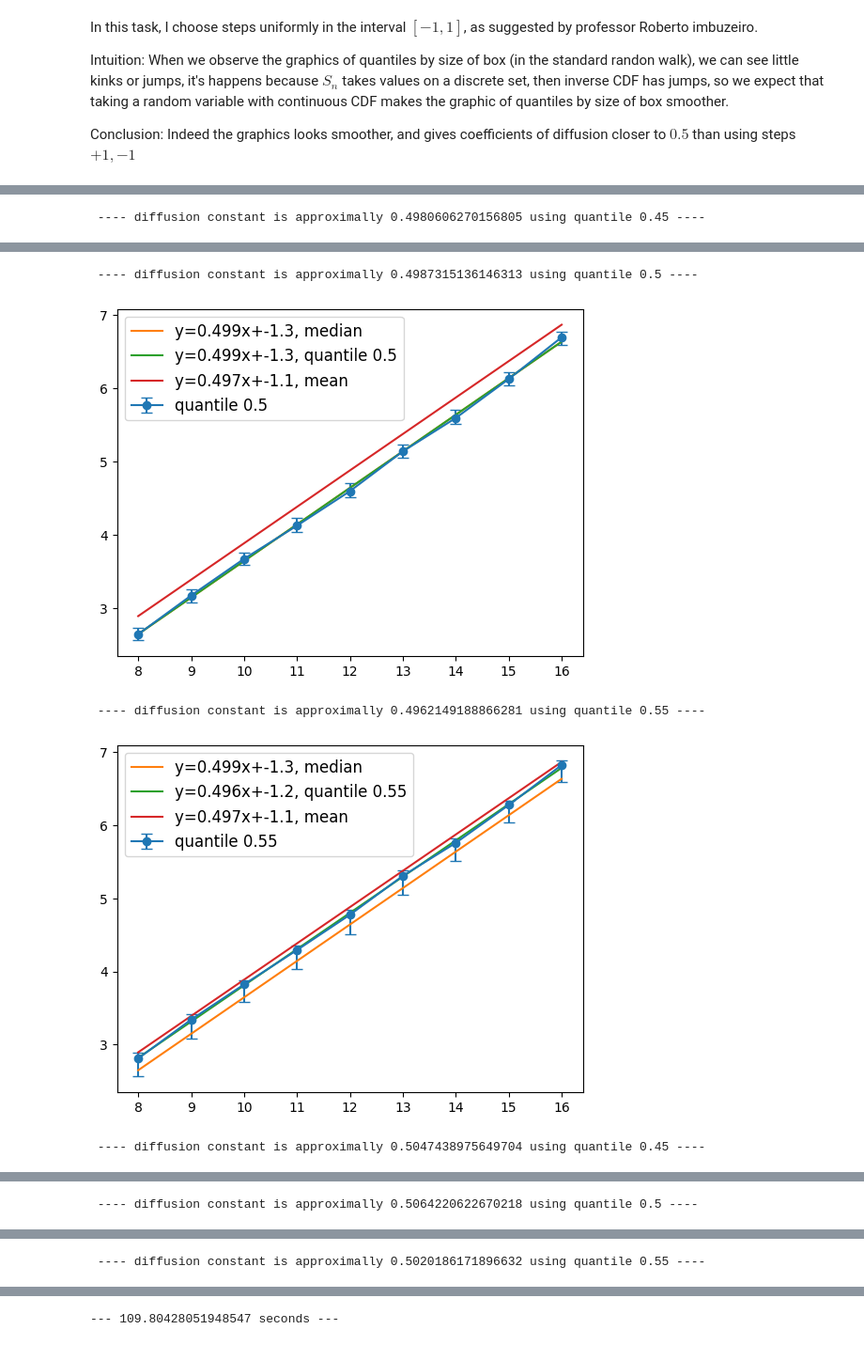
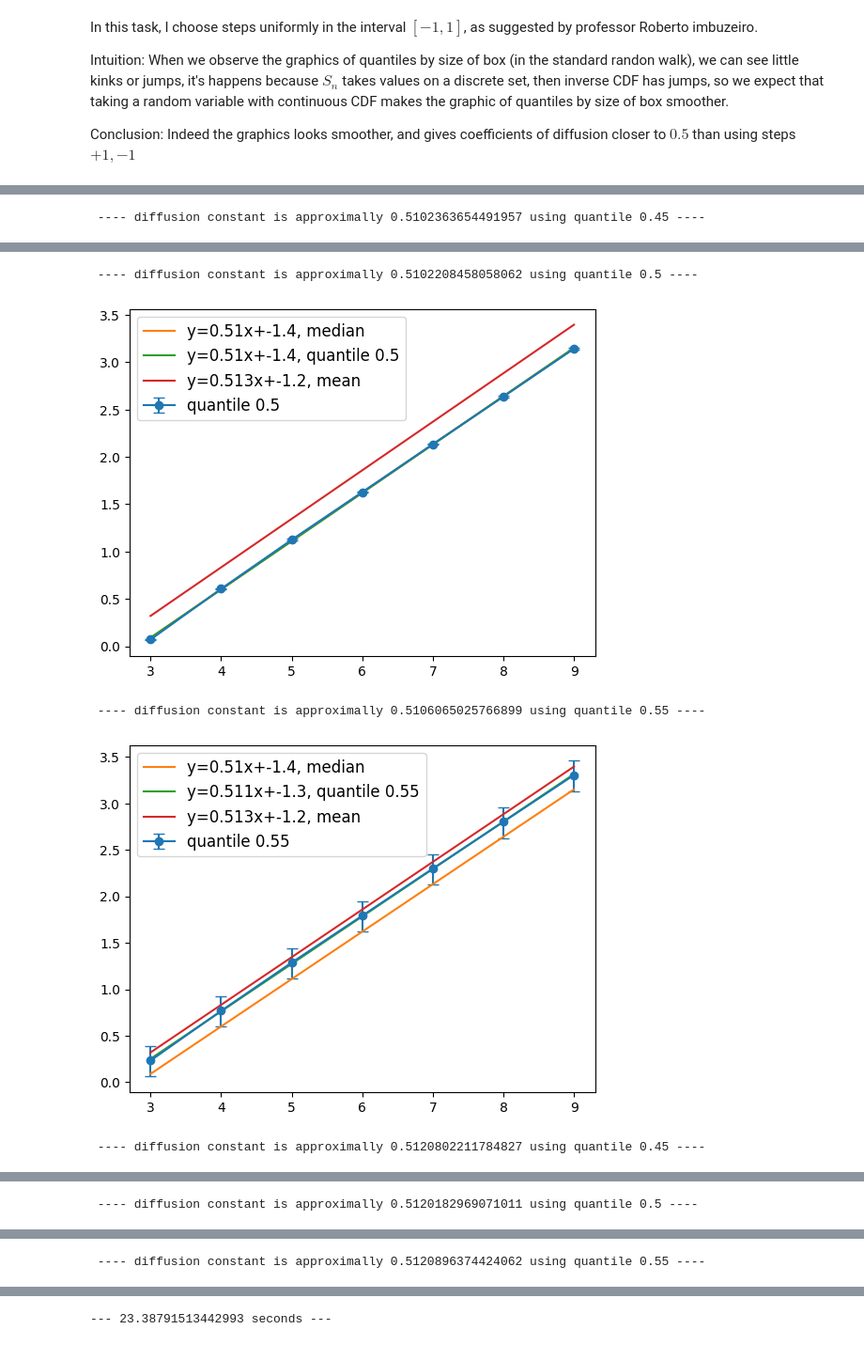
Before and after one commit to IgorSSBarbosa/Random-Walk, a Jupyter notebook: uniform.ipynb, the cells around one changed output, grey strips where cells are left out. Shown at 94% size. Drawn from its saved outputs; the diff is of its cells as text; code cells hidden in the pictures.

```diff
--- a/uniform.ipynb
+++ b/uniform.ipynb
@@ -24,10 +28,10 @@ from random import random
 start_time = time.time()
 
 seed(1998)
-size = 17
-point1 = 8
-point2 = 17
-numbsimul = 3200
+size = 10
+point1 = 3
+point2 = 10
+numbsimul = 320000
 Size = np.linspace(point1,size-1, size-point1)
 Size_2points = np.linspace(point1,point2-1, 2)
 
@@ -115,4 +119,4 @@ linear_regression(0.55, Size_2points, A_twopoints)
 
 print("--- %s seconds ---" % (time.time() - start_time))
 # %% [output]
- ---- diffusion constant is approximally 0.4980606270156805 using quantile 0.45 ----
+ ---- diffusion constant is approximally 0.5102363654491957 using quantile 0.45 ----
@@ -120,5 +124,5 @@ print("--- %s seconds ---" % (time.time() - start_time))
- ---- diffusion constant is approximally 0.4987315136146313 using quantile 0.5 ----
+ ---- diffusion constant is approximally 0.5102208458058062 using quantile 0.5 ----
-[figure, old version]
+[figure, new version]
- ---- diffusion constant is approximally 0.4962149188866281 using quantile 0.55 ----
+ ---- diffusion constant is approximally 0.5106065025766899 using quantile 0.55 ----
-[figure, old version]
+[figure, new version]
- ---- diffusion constant is approximally 0.5047438975649704 using quantile 0.45 ----
+ ---- diffusion constant is approximally 0.5120802211784827 using quantile 0.45 ----
@@ -126 +130 @@ print("--- %s seconds ---" % (time.time() - start_time))
- ---- diffusion constant is approximally 0.5064220622670218 using quantile 0.5 ----
+ ---- diffusion constant is approximally 0.5120182969071011 using quantile 0.5 ----
@@ -128 +132 @@ print("--- %s seconds ---" % (time.time() - start_time))
- ---- diffusion constant is approximally 0.5020186171896632 using quantile 0.55 ----
+ ---- diffusion constant is approximally 0.5120896374424062 using quantile 0.55 ----
@@ -130 +134 @@ print("--- %s seconds ---" % (time.time() - start_time))
---- 109.80428051948547 seconds ---
+--- 23.38791513442993 seconds ---
```
Also changed, not shown: parts of 2 cells of this notebook, 5 other files.
